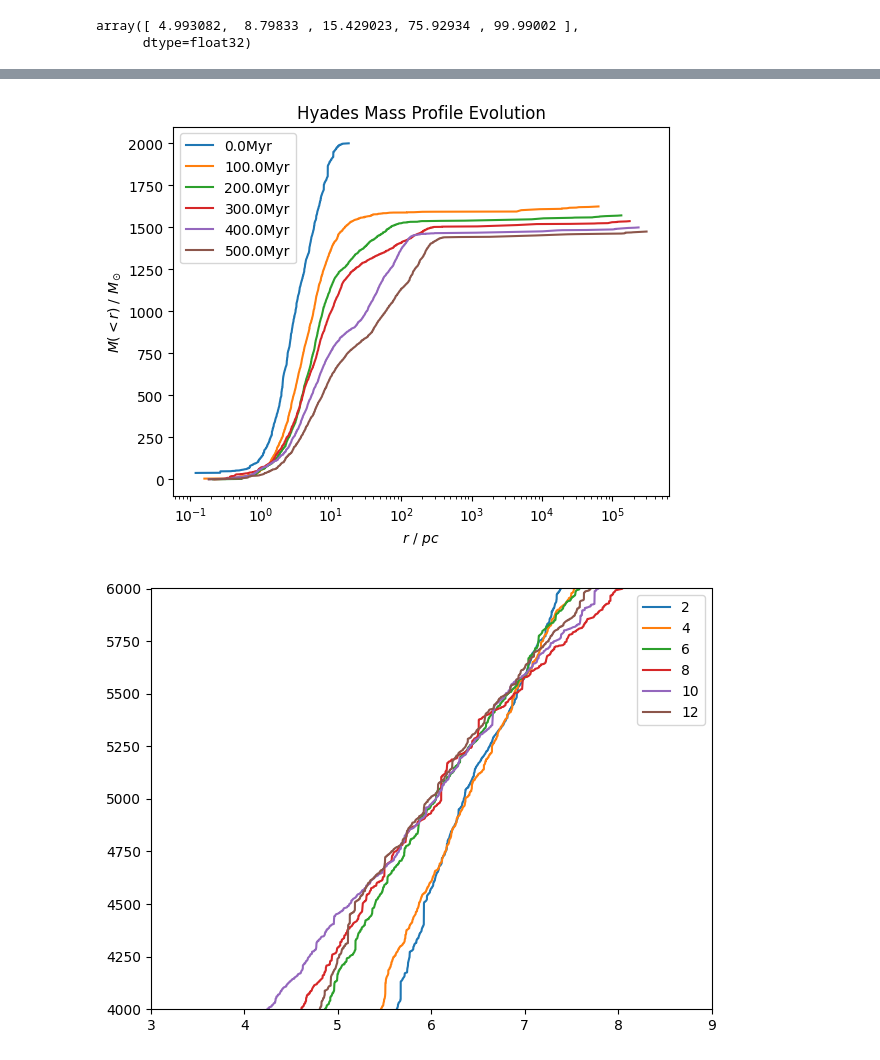
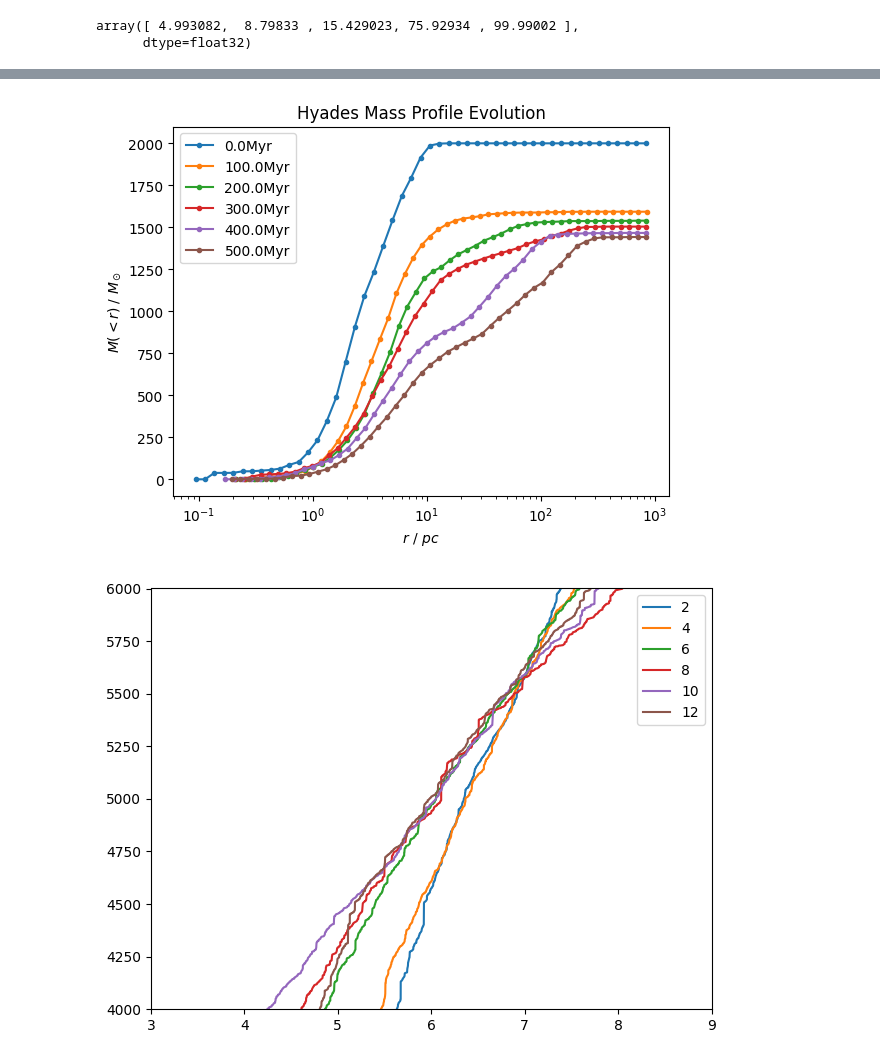
Before and after one commit to RSPicken2/stellar-streams, a Jupyter notebook: MassProfileAnalysis.ipynb, the cells around one changed output, grey strips where cells are left out. Cells and saved outputs as stored; diff of their text form; code cells hidden in the pictures.

Commit message:
Binned Mass Profile Refactor

```diff
--- a/MassProfileAnalysis.ipynb
+++ b/MassProfileAnalysis.ipynb
@@ -239,7 +259,8 @@ array([ 4.993082,  8.79833 , 15.429023, 75.92934 , 99.99002 ],
 # %%
+%%lprun -s cumulative
+
 times = [0,100,200,300,400,500]
 
 data, glob_df, Myr_per_Nbody = get_steps_at_times(hyades, times)
 
-
-mass_profiles = find_mass_profiles(data)
+mass_profiles = find_mass_profiles(data, rmax=10**3)
@@ -264,9 +269,9 @@ plt.show()
 # %%
 fig, ax = plt.subplots()
-plot_mass_profile(fig, ax, mass_profiles, title='Hyades Mass Profile Evolution')
+plot_mass_profile(fig, ax, mass_profiles, title='Hyades Mass Profile Evolution', marker='.', legend=True)
 plt.show()
 # %% [output]
-[figure, old version]
+[figure, new version]
 # %%
 times = [0]
 experiment_path = source + '/Concentration'
```
Also changed, not shown: parts of 10 cells of this notebook, 1 other file.
